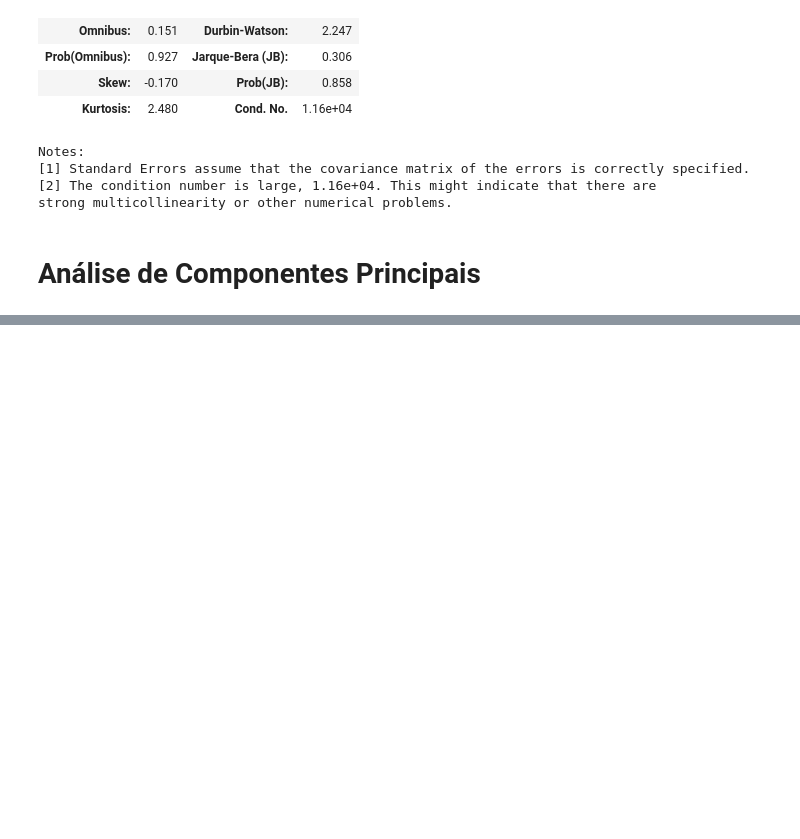
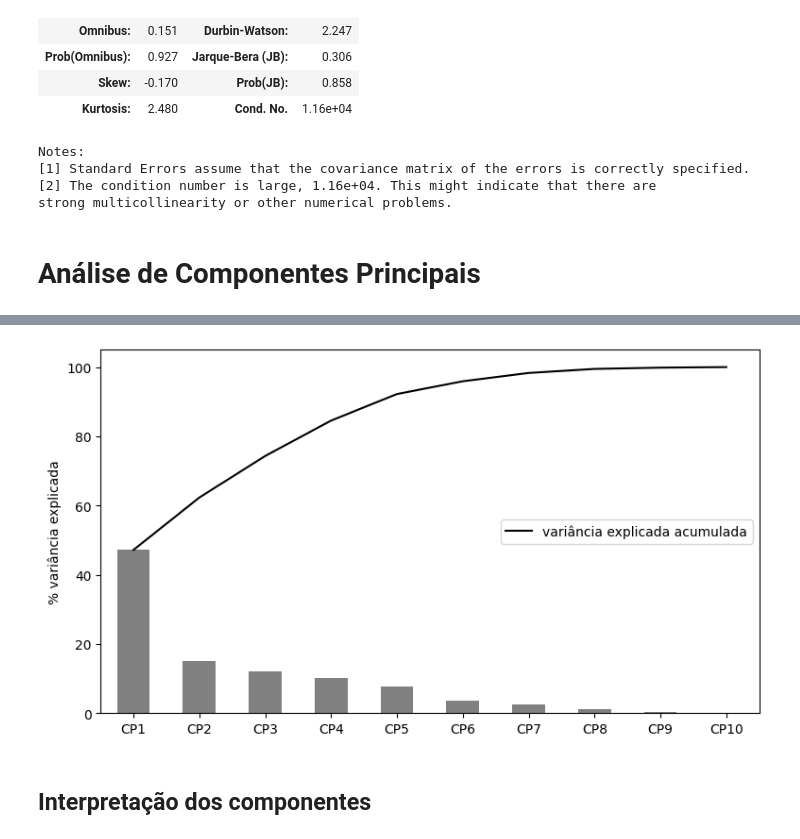
Before and after one commit to guiandradedev/tcd-car-consumption, a Jupyter notebook: analyze.ipynb, the cells around one changed output, grey strips where cells are left out. Cells and saved outputs as stored; diff of their text form; code cells hidden in the pictures; blank space fills up the shorter version.

```diff
--- a/analyze.ipynb
+++ b/analyze.ipynb
@@ -735,0 +817,22 @@ strong multicollinearity or other numerical problems.
+# %%
+#Gráfico da variância acumulada
+# variâncias acumuladas
+tot = sum(pca.explained_variance_)
+var_exp = [(i / tot)*100 for i in sorted(pca.explained_variance_, reverse=True)]
+cum_var_exp = np.cumsum(var_exp)
+# número de CPs gerados (k = p)
+cp =['CP'+str(i+1) for i in range(len(pca.components_))]
+# dataframe com as variâncias acumuladas para criar o scree plot
+df_plot = pd.DataFrame({'cp': cp, 'var_exp': var_exp, 'cum_var_exp': cum_var_exp})
+# scree plot com %
+fig, ax = plt.subplots(figsize=(9,5))
+df_plot.plot.bar('cp', 'var_exp', color='gray', ax=ax, legend=False)
+df_plot.plot.line('cp', 'cum_var_exp', color='black', ax=ax)
+plt.legend(labels=['variância explicada acumulada'],
+           loc='center right',)
+plt.ylabel('% variância explicada')
+plt.xlabel('');
+# %% [output]
+[figure, added]
+# %% [markdown]
+## Interpretação dos componentes
```
Also changed, not shown: parts of 14 cells of this notebook.
